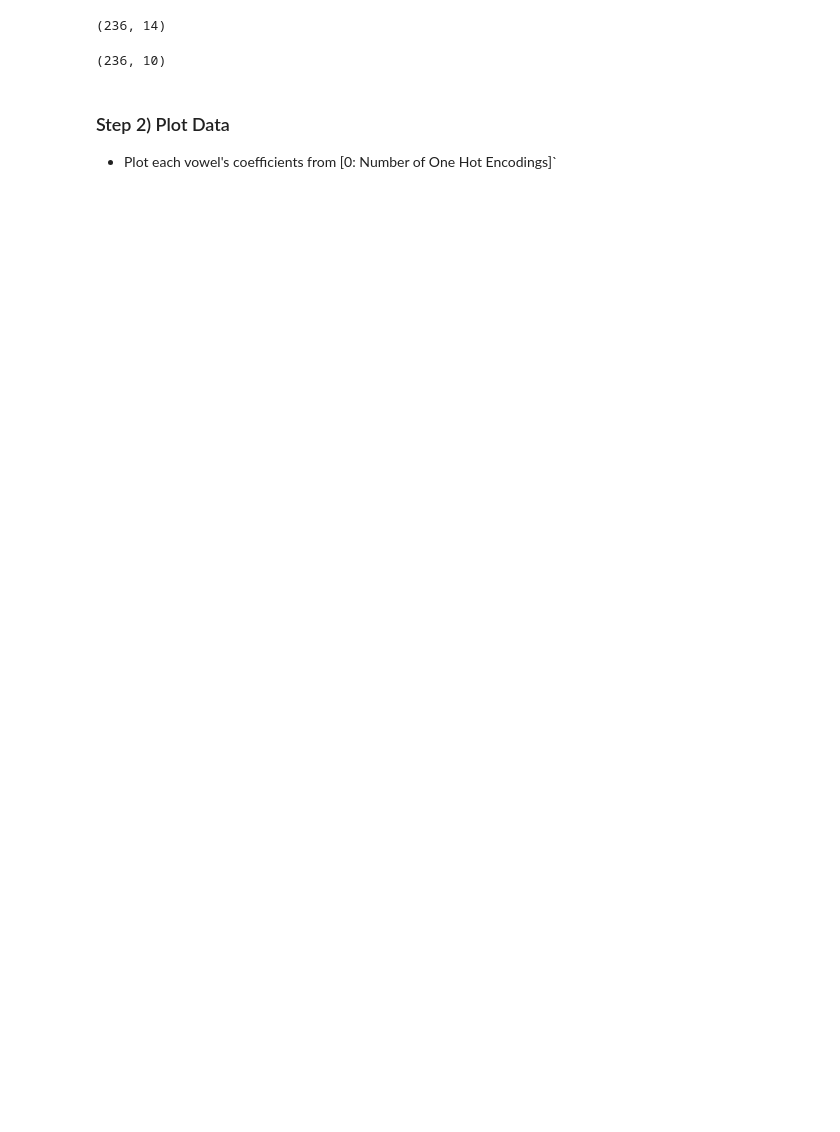
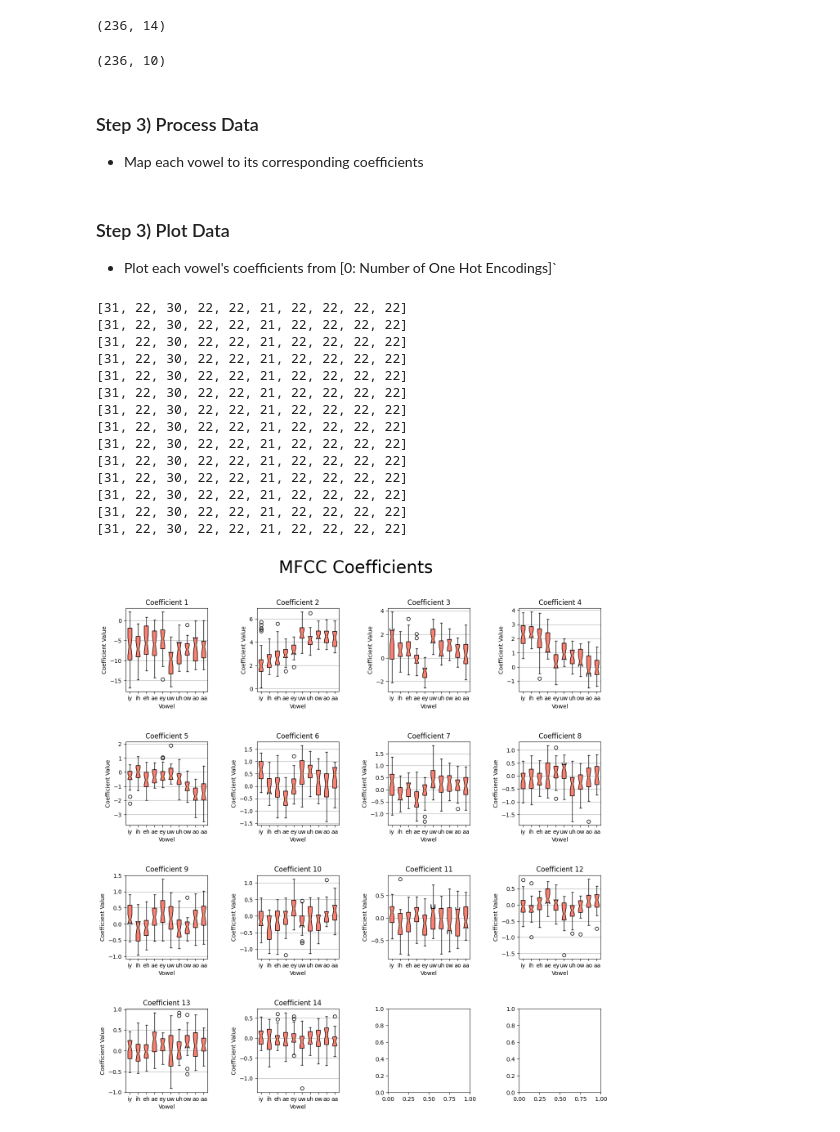
Before and after one commit to Ky-Ng/Vowel-Detection-NN, a Jupyter notebook: Main_Scripts/Visualize_Parameters.ipynb, the cells around one changed output. Saved outputs shown, nothing was run; the diff lists cells and outputs as text; code cells hidden in the pictures; blank space fills up the shorter version.

Commit message:
visualize parameters using boxplots

```diff
--- a/Main_Scripts/Visualize_Parameters.ipynb
+++ b/Main_Scripts/Visualize_Parameters.ipynb
@@ -41,6 +51,70 @@ coefficient_matrix.shape
 labels_matrix.shape
 # %% [output]
 (236, 10)
+# %% [markdown]
+### Step 3) Process Data
+- Map each vowel to its corresponding coefficients
+# %%
+from collections import defaultdict
+# Map vowel as a string to parameterization coefficient
+vowel_coefficient_mapping: dict[str, list[np.array]] = defaultdict(list)
+# %%
+# Map each vowel as <Vowel_Name: str, list[np.array of Coefficients]>
+for label, vowel_coefficients in zip(labels_matrix, coefficient_matrix):
+    vowel_idx = np.argmax(label)
+    vowel_name = VOWEL_LIST[vowel_idx]
+    vowel_coefficient_mapping[vowel_name].append(vowel_coefficients)
+
+# Remap the values as <Vowel_Name: str, np.ndarray(Number of Samples for Vowel, Coefficient Length)>
+vowel_coefficient_mapping = {
+    label: np.vstack(vowel_coefficients)
+    for label, vowel_coefficients in vowel_coefficient_mapping.items()
+}
 # %% [markdown]
-### Step 2) Plot Data
+### Step 3) Plot Data
 - Plot each vowel's coefficients from [0: Number of One Hot Encodings]`
+# %%
+# Window Size
+plt.rcParams['figure.figsize'] = (15, 15)
+
+# Create a square of plots representing the coefficinets
+side_len = int(np.ceil(np.sqrt(NUM_COEFFICIENTS)))
+
+fig, axes = plt.subplots(nrows=side_len, ncols=side_len)
+plt.subplots_adjust(hspace=0.6, wspace=0.6, top=0.9)
+
+fig.suptitle(f"{PARAMETERIZATION_TYPE} Coefficients", fontsize=30)
+
+for i in range(NUM_COEFFICIENTS):
+    cur_plot = axes[i // side_len][i % side_len]
+    cur_plot.set_title(f"Coefficient {i+1}")
+    cur_plot.set_ylabel(f"Coefficient Value")
+    cur_plot.set_xlabel(f"Vowel")
+    cur_plot.yaxis.grid(True)
+
+
+    print([len(vowel_coefficients[:, i]) for vowel_coefficients in list(vowel_coefficient_mapping.values())])
+    cur_plot.boxplot(
+        [vowel_coefficients[:, i] for vowel_coefficients in vowel_coefficient_mapping.values()],
+        labels=vowel_coefficient_mapping.keys(),
+        boxprops=dict(facecolor="salmon"),
+        notch=True,
+        vert=True,
+        patch_artist=True,
+    )
+# %% [output]
+[31, 22, 30, 22, 22, 21, 22, 22, 22, 22]
+[31, 22, 30, 22, 22, 21, 22, 22, 22, 22]
+[31, 22, 30, 22, 22, 21, 22, 22, 22, 22]
+[31, 22, 30, 22, 22, 21, 22, 22, 22, 22]
+[31, 22, 30, 22, 22, 21, 22, 22, 22, 22]
+[31, 22, 30, 22, 22, 21, 22, 22, 22, 22]
+[31, 22, 30, 22, 22, 21, 22, 22, 22, 22]
+[31, 22, 30, 22, 22, 21, 22, 22, 22, 22]
+[31, 22, 30, 22, 22, 21, 22, 22, 22, 22]
+[31, 22, 30, 22, 22, 21, 22, 22, 22, 22]
+[31, 22, 30, 22, 22, 21, 22, 22, 22, 22]
+[31, 22, 30, 22, 22, 21, 22, 22, 22, 22]
+[31, 22, 30, 22, 22, 21, 22, 22, 22, 22]
+[31, 22, 30, 22, 22, 21, 22, 22, 22, 22]
+[figure, added]
```
Also changed, not shown: parts of 2 cells of this notebook.
